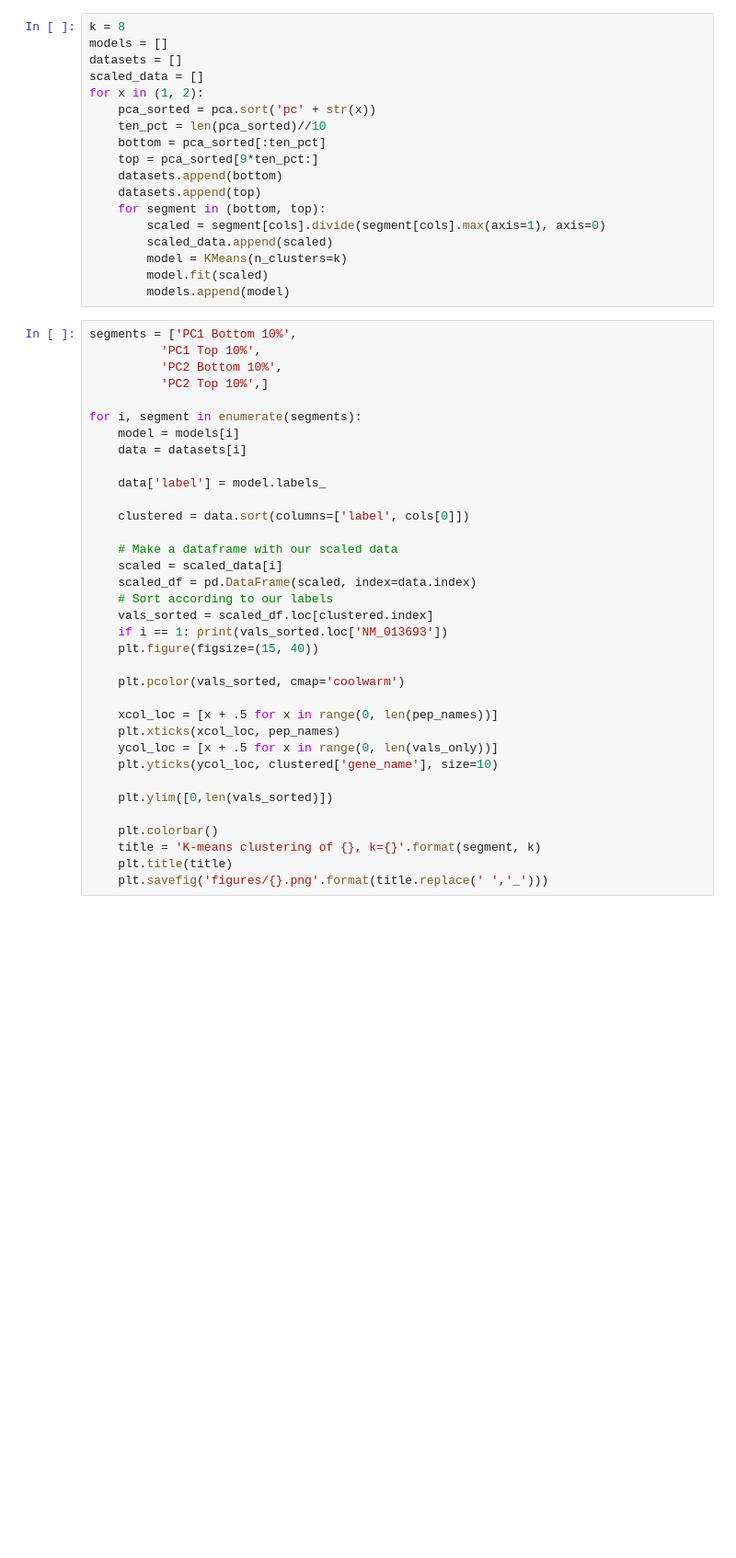
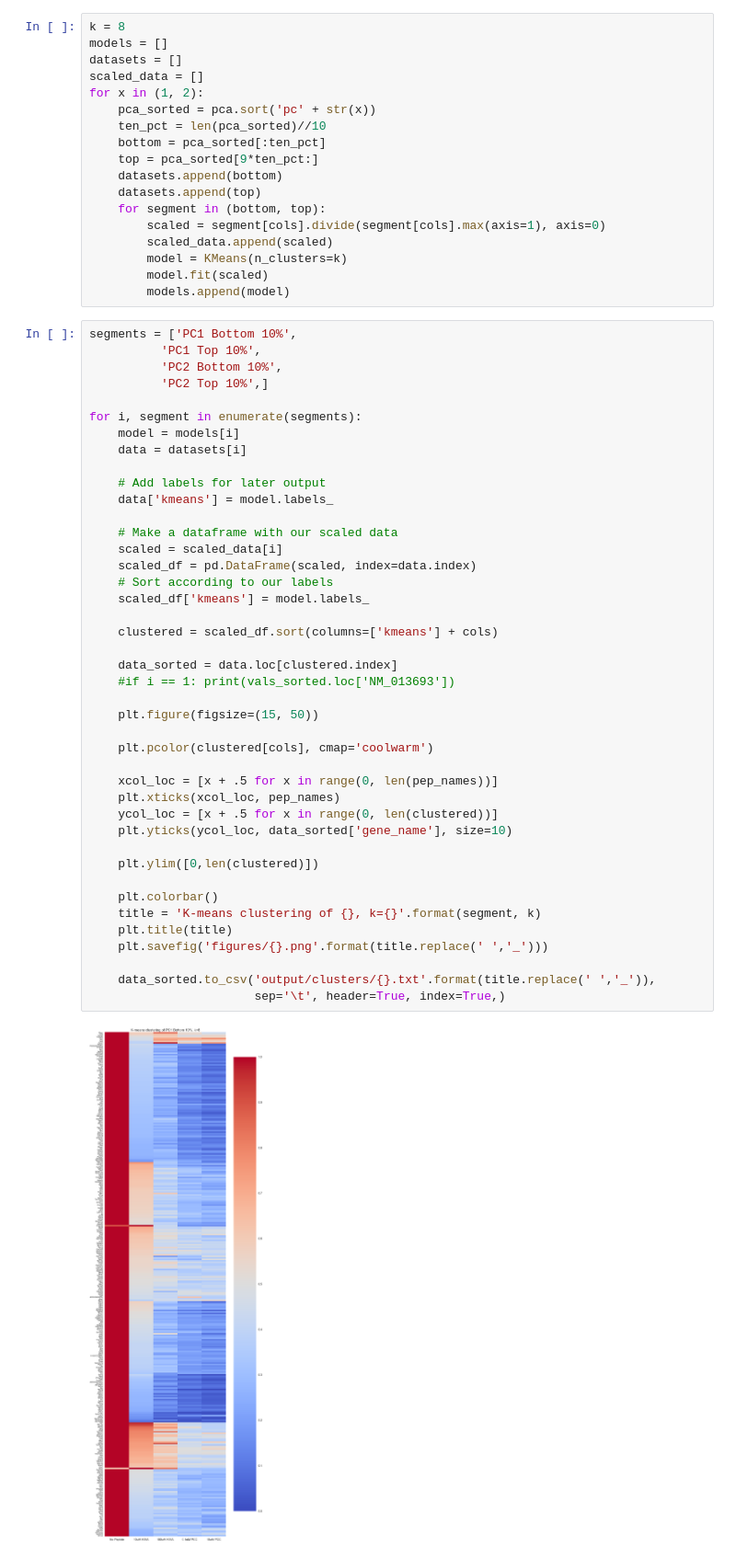
Before and after one commit to karmel/and-tcr-affinity, a Jupyter notebook: andtcr/rna/unsupervised/pca_clustering.ipynb, the cells around one changed output. Shown: that part at 92% size. Cells and saved outputs as stored; diff of their text form; blank space fills up the shorter version.

Commit message:
Clustering of top and bottom of PCs for biomarker detection

```diff
--- a/andtcr/rna/unsupervised/pca_clustering.ipynb
+++ b/andtcr/rna/unsupervised/pca_clustering.ipynb
@@ -56,35 +56,44 @@ for x in (1, 2):
 # %%
 segments = ['PC1 Bottom 10%',
           'PC1 Top 10%',
           'PC2 Bottom 10%',
           'PC2 Top 10%',]
 
 for i, segment in enumerate(segments):
     model = models[i]
     data = datasets[i]
 
-    data['label'] = model.labels_
-
-    clustered = data.sort(columns=['label', cols[0]])
+    # Add labels for later output
+    data['kmeans'] = model.labels_
 
     # Make a dataframe with our scaled data
     scaled = scaled_data[i]
     scaled_df = pd.DataFrame(scaled, index=data.index)
     # Sort according to our labels
-    vals_sorted = scaled_df.loc[clustered.index]
-    if i == 1: print(vals_sorted.loc['NM_013693'])
-    plt.figure(figsize=(15, 40))
+    scaled_df['kmeans'] = model.labels_
 
-    plt.pcolor(vals_sorted, cmap='coolwarm')
+    clustered = scaled_df.sort(columns=['kmeans'] + cols)
+
+    data_sorted = data.loc[clustered.index]
+    #if i == 1: print(vals_sorted.loc['NM_013693'])
+
+    plt.figure(figsize=(15, 50))
+
+    plt.pcolor(clustered[cols], cmap='coolwarm')
 
     xcol_loc = [x + .5 for x in range(0, len(pep_names))]
     plt.xticks(xcol_loc, pep_names)
-    ycol_loc = [x + .5 for x in range(0, len(vals_only))]
-    plt.yticks(ycol_loc, clustered['gene_name'], size=10)
+    ycol_loc = [x + .5 for x in range(0, len(clustered))]
+    plt.yticks(ycol_loc, data_sorted['gene_name'], size=10)
 
-    plt.ylim([0,len(vals_sorted)])
+    plt.ylim([0,len(clustered)])
 
     plt.colorbar()
     title = 'K-means clustering of {}, k={}'.format(segment, k)
     plt.title(title)
     plt.savefig('figures/{}.png'.format(title.replace(' ','_')))
+
+    data_sorted.to_csv('output/clusters/{}.txt'.format(title.replace(' ','_')),
+                       sep='\t', header=True, index=True,)
+# %% [output]
+[figure, added]
```
Also changed, not shown: parts of 1 cell of this notebook, 15 other files.
